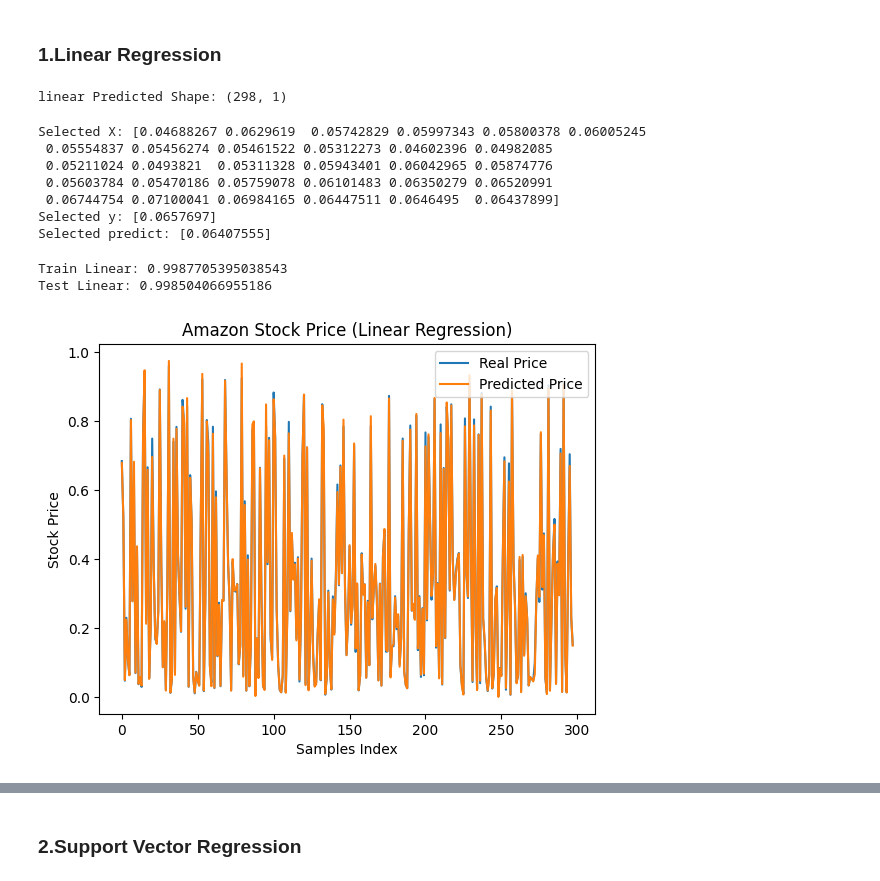
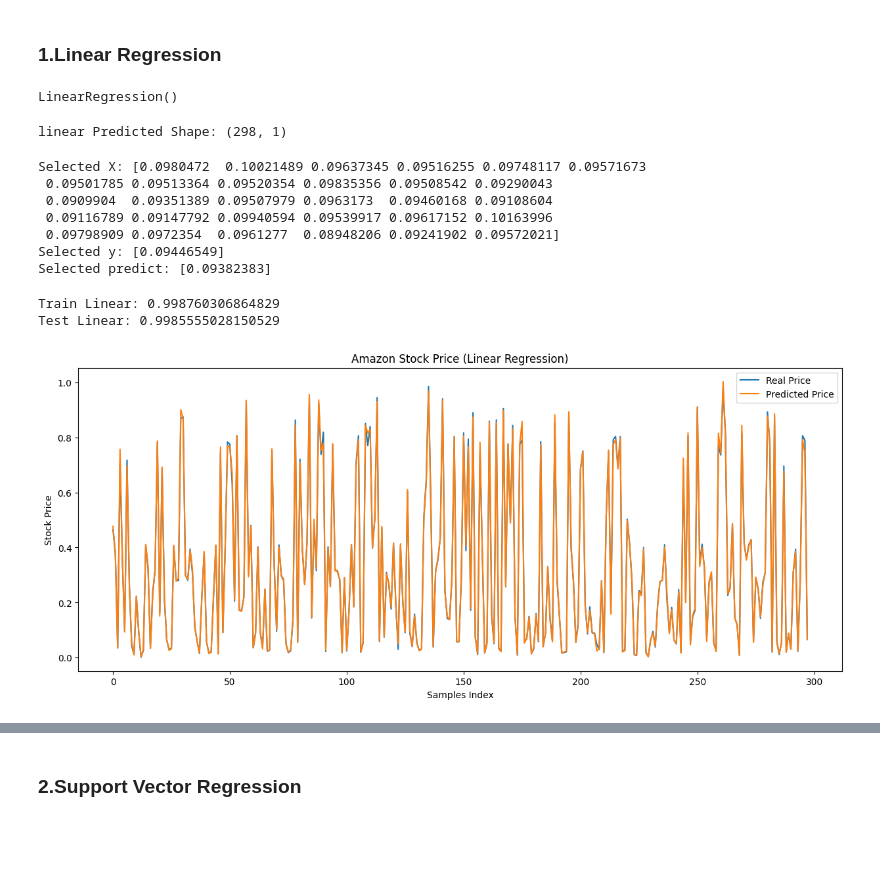
Before and after one commit to nilujafari/ML, a Jupyter notebook: deep_learning/stock_market_prediction/main_Amazon.ipynb, the cells around one changed output, grey strips where cells are left out. Cells and saved outputs as stored; diff of their text form; code cells hidden in the pictures; blank space fills up the shorter version.

```diff
--- a/deep_learning/stock_market_prediction/main_Amazon.ipynb
+++ b/deep_learning/stock_market_prediction/main_Amazon.ipynb
@@ -41,5 +41,7 @@ dtype: int64
 amazon_data.duplicated().sum()
 # %% [output]
 np.int64(0)
+# %%
+amazon_data["Date"] = pd.to_datetime(amazon_data["Date"])
 # %%
 plt.figure(figsize=(14, 6))
@@ -110,4 +116,4 @@ plt.show()
 # %%
 from sklearn.model_selection import train_test_split
 
-X_train, X_test, y_train, y_test = train_test_split(X, y, test_size=0.2)
+X_train, X_test, y_train, y_test = train_test_split(X, y, test_size=0.2, shuffle=True)
@@ -142,4 +144,5 @@ from sklearn.linear_model import LinearRegression
 
 linear_model = LinearRegression()
 linear_model.fit(X_train_norm, y_train_norm)
-linear_pred = linear_model.predict(X_test_norm)
+# %% [output]
+LinearRegression()
@@ -158,26 +163,27 @@ print(f"Selected X: {selected_x}")
 print(f"Selected y: {selected_y}")
 print(f"Selected predict: {selected_pred}")
 # %% [output]
-Selected X: [0.04688267 0.0629619  0.05742829 0.05997343 0.05800378 0.06005245
- 0.05554837 0.05456274 0.05461522 0.05312273 0.04602396 0.04982085
- 0.05211024 0.0493821  0.05311328 0.05943401 0.06042965 0.05874776
- 0.05603784 0.05470186 0.05759078 0.06101483 0.06350279 0.06520991
- 0.06744754 0.07100041 0.06984165 0.06447511 0.0646495  0.06437899]
-Selected y: [0.0657697]
-Selected predict: [0.06407555]
+Selected X: [0.0980472  0.10021489 0.09637345 0.09516255 0.09748117 0.09571673
+ 0.09501785 0.09513364 0.09520354 0.09835356 0.09508542 0.09290043
+ 0.0909904  0.09351389 0.09507979 0.0963173  0.09460168 0.09108604
+ 0.09116789 0.09147792 0.09940594 0.09539917 0.09617152 0.10163996
+ 0.09798909 0.0972354  0.0961277  0.08948206 0.09241902 0.09572021]
+Selected y: [0.09446549]
+Selected predict: [0.09382383]
 # %%
 print("Train Linear:", linear_model.score(X_train_norm, y_train_norm))
 print("Test Linear:", linear_model.score(X_test_norm, y_test_norm))
 # %% [output]
-Train Linear: 0.9987705395038543
-Test Linear: 0.998504066955186
+Train Linear: 0.998760306864829
+Test Linear: 0.9985555028150529
 # %%
+plt.figure(figsize=(15,6))
 plt.plot(y_test_norm, label="Real Price")
 plt.plot(linear_pred, label="Predicted Price")
 plt.title("Amazon Stock Price (Linear Regression)")
 plt.xlabel("Samples Index")
 plt.ylabel("Stock Price")
 plt.legend(loc='upper right')
 plt.show()
 # %% [output]
-[figure, old version]
+[figure, new version]
```
Also changed, not shown: parts of 37 cells of this notebook, 1 other file.
